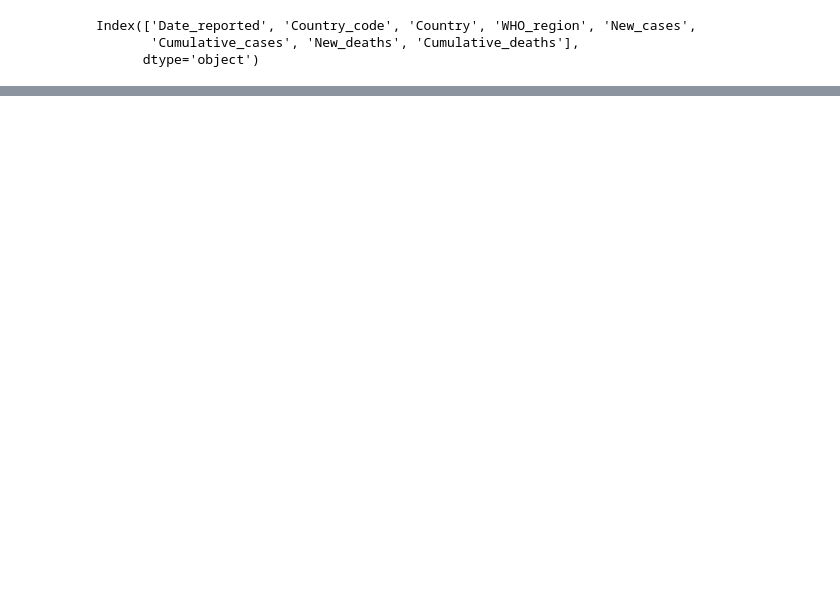
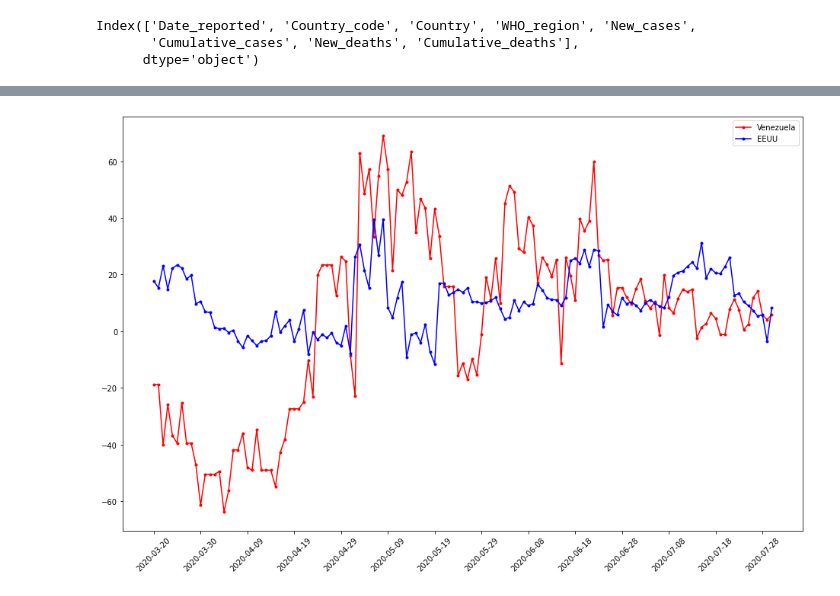
Before and after one commit to MagcDEV/covidVen, a Jupyter notebook: covid_19_ven.ipynb, the cells around one changed output, grey strips where cells are left out. Drawn from its saved outputs; the diff is of its cells as text; code cells hidden in the pictures; blank space fills up the shorter version.

```diff
--- a/covid_19_ven.ipynb
+++ b/covid_19_ven.ipynb
@@ -70,0 +111,27 @@ df[df.Country_code == "CO"]
+# %%
+df_ven["pct_chan_ven"] = df_ven["New_cases_ven"].pct_change() * 100
+df_ven["pct_chan_col"] = df_ven["New_cases_col"].pct_change() * 100
+df_ven["pct_chan_chi"] = df_ven["New_cases_chi"].pct_change() * 100
+df_ven["pct_chan_ecu"] = df_ven["New_cases_ecu"].pct_change() * 100
+df_ven["pct_chan_per"] = df_ven["New_cases_per"].pct_change() * 100
+df_ven["pct_chan_arg"] = df_ven["New_cases_arg"].pct_change() * 100
+df_ven["pct_chan_bra"] = df_ven["New_cases_bra"].pct_change() * 100
+df_ven["pct_chan_usa"] = df_ven["New_cases_usa"].pct_change() * 100
+df_ven.pct_chan_ven[np.isinf(df_ven.pct_chan_ven) | np.isnan(df_ven.pct_chan_ven)] = 0
+df_ven.pct_chan_col[np.isinf(df_ven.pct_chan_col) | np.isnan(df_ven.pct_chan_col)] = 0
+df_ven.pct_chan_chi[np.isinf(df_ven.pct_chan_chi) | np.isnan(df_ven.pct_chan_chi)] = 0
+df_ven.pct_chan_ecu[np.isinf(df_ven.pct_chan_ecu) | np.isnan(df_ven.pct_chan_ecu)] = 0
+df_ven.pct_chan_per[np.isinf(df_ven.pct_chan_per) | np.isnan(df_ven.pct_chan_per)] = 0
+df_ven.pct_chan_arg[np.isinf(df_ven.pct_chan_arg) | np.isnan(df_ven.pct_chan_arg)] = 0
+df_ven.pct_chan_bra[np.isinf(df_ven.pct_chan_bra) | np.isnan(df_ven.pct_chan_bra)] = 0
+df_ven.pct_chan_usa[np.isinf(df_ven.pct_chan_usa) | np.isnan(df_ven.pct_chan_usa)] = 0
+df_ven["pct_chan_ven_roll"] = df_ven.pct_chan_ven.rolling(7).mean()
+df_ven["pct_chan_col_roll"] = df_ven.pct_chan_col.rolling(7).mean()
+df_ven["pct_chan_chi_roll"] = df_ven.pct_chan_chi.rolling(7).mean()
+df_ven["pct_chan_ecu_roll"] = df_ven.pct_chan_ecu.rolling(7).mean()
+df_ven["pct_chan_per_roll"] = df_ven.pct_chan_per.rolling(7).mean()
+df_ven["pct_chan_arg_roll"] = df_ven.pct_chan_arg.rolling(7).mean()
+df_ven["pct_chan_bra_roll"] = df_ven.pct_chan_bra.rolling(7).mean()
+df_ven["pct_chan_usa_roll"] = df_ven.pct_chan_usa.rolling(7).mean()
+df_ven = df_ven[~np.isnan(df_ven.pct_chan_ven_roll)]
+df_ven
@@ -70,0 +152,14 @@ df[df.Country_code == "CO"]
+# %%
+df_ven.index = df_ven.Date_reported
+plt.figure(figsize=(16,10))
+plt.plot(df_ven.Date_reported, df_ven.pct_chan_ven_roll, 'r.-', label = 'Venezuela')
+plt.plot(df_ven.Date_reported, df_ven.pct_chan_usa_roll, 'b.-', label = 'EEUU')
+#plt.plot(df_ven.Date_reported, df_ven.pct_chan_bra_roll, 'g.-', label = 'Brasil')
+#plt.plot(df_ven.Date_reported, df_ven.pct_chan_chi_roll, 'g.-', label = 'Chile')
+#plt.plot(df_ven.Date_reported, df_ven.pct_chan_arg_roll, 'y.-', label = 'Argentina')
+x_ticks = np.arange(0, len(df_ven.Date_reported), 10)
+plt.xticks(x_ticks ,rotation=45)
+plt.legend()
+plt.show()
+# %% [output]
+[figure, added]
```
Also changed, not shown: parts of 6 cells of this notebook, 1 other file.
